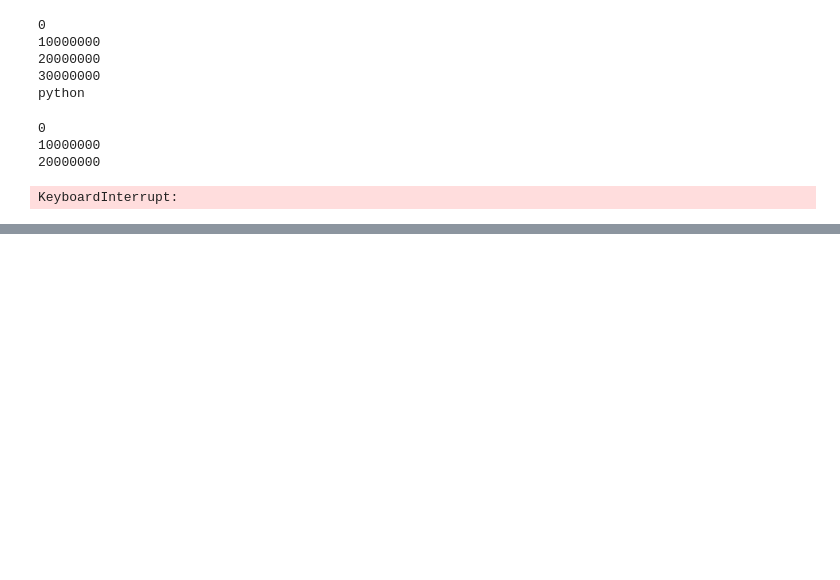
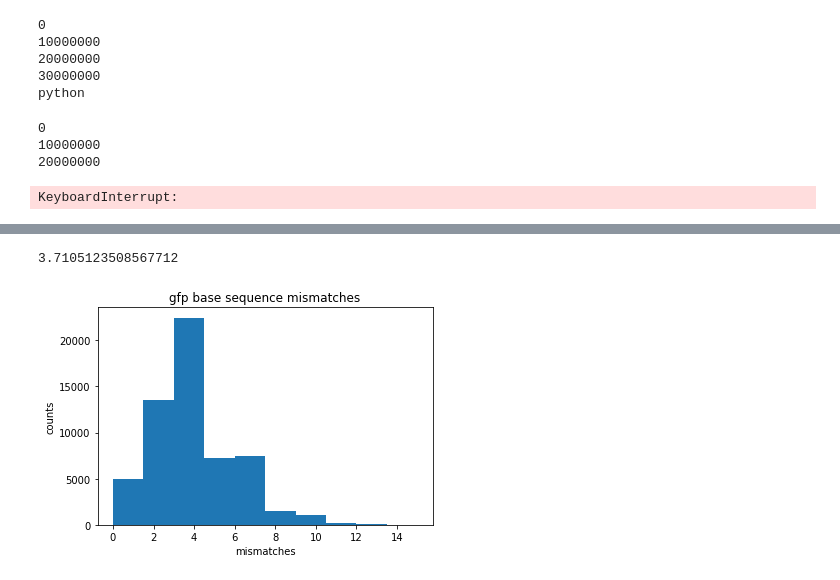
Before and after one commit to j316chuck/generative-model-experiments, a Jupyter notebook: random_experiments.ipynb, the cells around one changed output, grey strips where cells are left out. Saved outputs shown, nothing was run; the diff lists cells and outputs as text; code cells hidden in the pictures; blank space fills up the shorter version.

```diff
--- a/random_experiments.ipynb
+++ b/random_experiments.ipynb
@@ -781,0 +917,15 @@ KeyboardInterrupt:
+# %%
+wild_type = get_wild_type_amino_acid_sequence().lower()
+sequence_lst = pd.read_csv("./data/gfp_data.csv")["aaSequence"].values
+# %%
+print(np.mean([count_substring_mismatch(seq, wild_type) for seq in sequence_lst]))
+# %% [output]
+3.7105123508567712
+# %%
+plt.hist([count_substring_mismatch(seq, wild_type) for seq in sequence_lst])
+plt.xlabel("mismatches")
+plt.ylabel("counts")
+plt.title("gfp base sequence mismatches")
+plt.savefig("./logs/gfp/gfp_mismatches.png")
+# %% [output]
+[figure, added]
```
Also changed, not shown: parts of 14 cells of this notebook, 20 other files.
